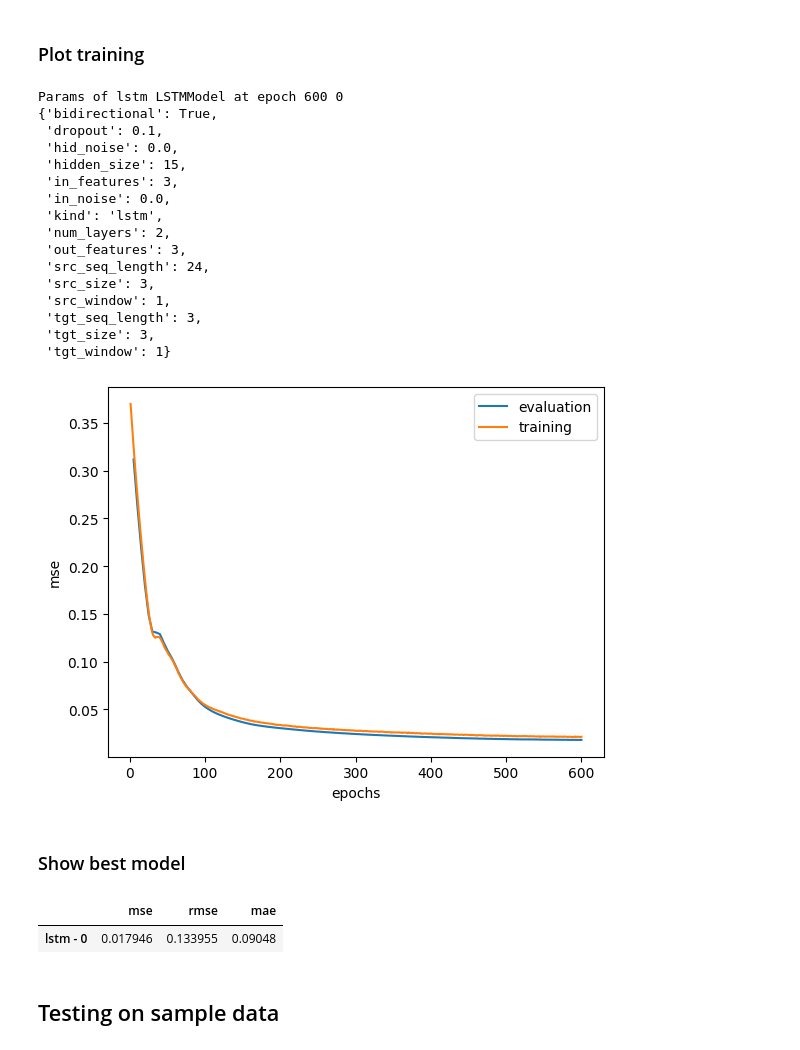
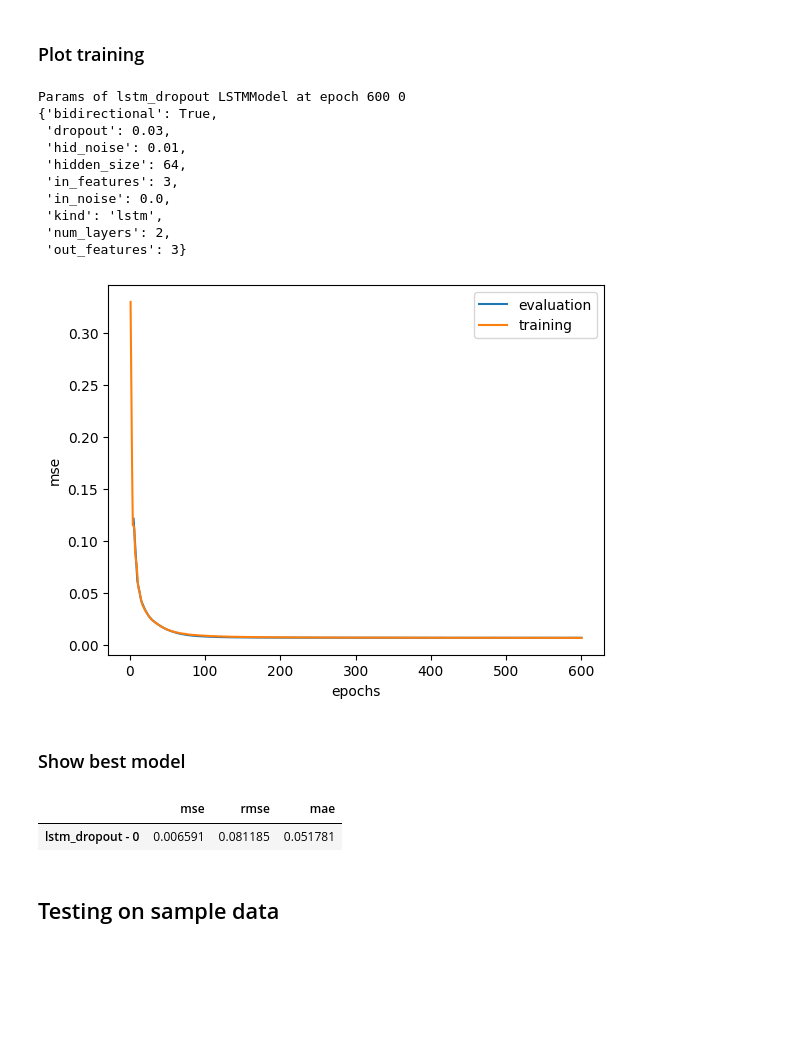
Before and after one commit to aszfaltos/wp_former, a Jupyter notebook: model_eval.ipynb, the cells around one changed output. Cells and saved outputs as stored; diff of their text form; code cells hidden in the pictures; blank space fills up the shorter version.

```diff
--- a/model_eval.ipynb
+++ b/model_eval.ipynb
@@ -21,7 +21,7 @@ from signal_decomposition import eemd, wavelet
 load_params = [#{'test': 'regular', 'name': 'Dangerous_Penguin', 'epoch': 30, 'model_type': Transformer},
                #{'test': 'eemd', 'name': 'Annoyed_Turtle', 'epoch': 30, 'model_type': Transformer},
                #{'test': 'vp_wavelet', 'name': 'Dangerous_Penguin', 'epoch': 30, 'model_type': VPTransformer},
-               {'test': 'lstm', 'name': '0', 'epoch': 600, 'model_type': LSTMModel}]
+               {'test': 'lstm_dropout', 'name': '0', 'epoch': 600, 'model_type': LSTMModel}]
 
 post_processors = [lambda x : x,
                    #lambda x : x,
@@ -57,41 +57,35 @@ for load_param, model in zip(load_params, trained):
     print_params(**load_param, params=model['params'])
     plot_metrics(model['metrics'])
 # %% [output]
-Params of lstm LSTMModel at epoch 600 0
+Params of lstm_dropout LSTMModel at epoch 600 0
 {'bidirectional': True,
- 'dropout': 0.1,
- 'hid_noise': 0.0,
- 'hidden_size': 15,
+ 'dropout': 0.03,
+ 'hid_noise': 0.01,
+ 'hidden_size': 64,
  'in_features': 3,
  'in_noise': 0.0,
  'kind': 'lstm',
  'num_layers': 2,
- 'out_features': 3,
- 'src_seq_length': 24,
- 'src_size': 3,
- 'src_window': 1,
- 'tgt_seq_length': 3,
- 'tgt_size': 3,
- 'tgt_window': 1}
+ 'out_features': 3}
-[figure, old version]
+[figure, new version]
 # %% [markdown]
 ### Show best model
 # %%
 def bold_min(col):
     bold = 'font-weight: bold'
     default = ''
 
     min_in_col = col.min()
     return [bold if v == min_in_col else default for v in col]
 
-d = {'mse': [model['metrics']['eval']['MSE'][-1] for model in trained], 'rmse': [model['metrics']['eval']['RMSE'][-1] for model in trained],
-     'mae': [model['metrics']['eval']['MAE'][-1] for model in trained]}
+d = {'mse': [model['metrics']['test']['MSE'][-1] for model in trained], 'rmse': [model['metrics']['test']['RMSE'][-1] for model in trained],
+     'mae': [model['metrics']['test']['MAE'][-1] for model in trained]}
 df = pd.DataFrame(data=d, index=[f'{load_param["test"]} - {load_param["name"]}' for load_param in load_params])
 df.style.apply(bold_min, axis=0)
 df
 # %% [output]
 |  | mse | rmse | mae |
-| lstm - 0 | 0.017946 | 0.133955 | 0.09048 |
+| lstm_dropout - 0 | 0.006591 | 0.081185 | 0.051781 |
 # %% [markdown]
 ## Testing on sample data
 # %% [markdown]
```
Also changed, not shown: parts of 2 cells of this notebook, 6 other files.
